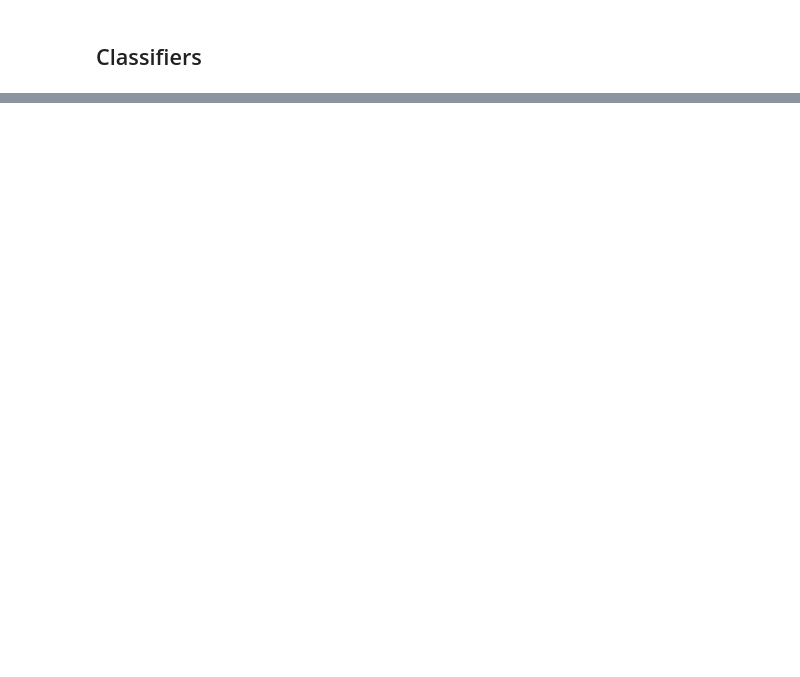
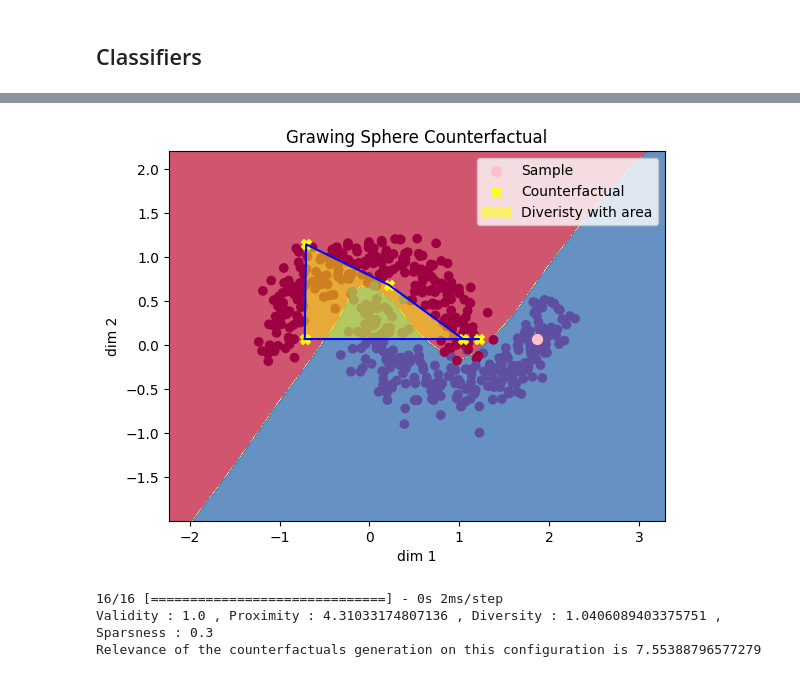
Before and after one commit to AmineYK/Explainable-Artificial-Intelligence, a Jupyter notebook: DiCE.ipynb, the cells around one changed output, grey strips where cells are left out. Cells and saved outputs as stored; diff of their text form; code cells hidden in the pictures; blank space fills up the shorter version.

```diff
--- a/DiCE.ipynb
+++ b/DiCE.ipynb
@@ -186,0 +232,18 @@ plot_decision_boundary(X, y,trained_classifier,X[96],np.array(enemies))
+# %%
+situations = [[1.0 , 9.0] , [9.0 , 1.0] , [1.5 , 1.5]]
+messages = ["Focus diveristy" , "Focus proximity" , "Compromise diversity/proximity"]
+
+trained_classifier = NN_3
+sample_ind = 96
+total_CFs = 5
+
+
+for i,situ in enumerate(situations):
+  print(messages[i])
+  enemies , _ = generate_counterfactual_samples(
+          trained_classifier,
+          X,y,feature_names,
+          sample_ind,
+          total_CFs,
+          situ[0],
+          situ[1])
@@ -186,0 +325,26 @@ plot_decision_boundary(X, y,trained_classifier,X[96],np.array(enemies))
+# %%
+trained_classifier = NN_3
+sample_ind = 14
+total_CFs = 5
+proximity_weight = 0.7
+diversity_weight = 1.0
+
+enemies , counterfactual_predictions = generate_counterfactual_samples(
+        trained_classifier,
+        X,y,feature_names,
+        sample_ind,
+        total_CFs,
+        proximity_weight,
+        diversity_weight,
+        verbose=True)
+
+
+sample = X[sample_ind]
+counters = enemies.iloc[:,:2]
+plage_norm = [2,4]
+prediction_target = int(np.round(NN_3.predict(X))[sample_ind][0])
+# validity , proximity , diveristy , sparsness
+weights= np.array([2,6,5,2])
+rele , _ = relevance(sample,counters,counterfactual_predictions,prediction_target,plage_norm,weights,True)
+print(f"Relevance of the counterfactuals generation on this configuration is {rele}")
+# %% [output]
@@ -186,0 +352,4 @@ plot_decision_boundary(X, y,trained_classifier,X[96],np.array(enemies))
+[figure, added]
+16/16 [==============================] - 0s 2ms/step
+Validity : 1.0 , Proximity : 4.31033174807136 , Diversity : 1.0406089403375751 , Sparsness : 0.3
+Relevance of the counterfactuals generation on this configuration is 7.55388796577279
```
Also changed, not shown: parts of 37 cells of this notebook.
